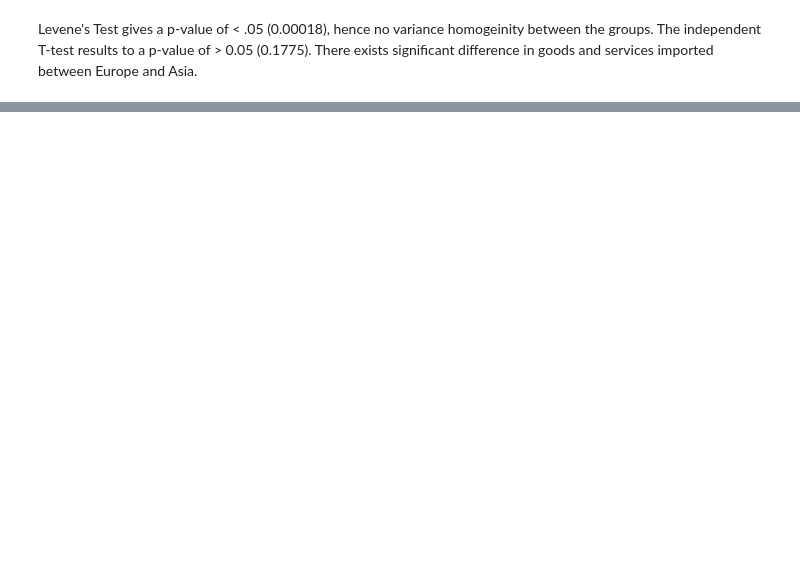
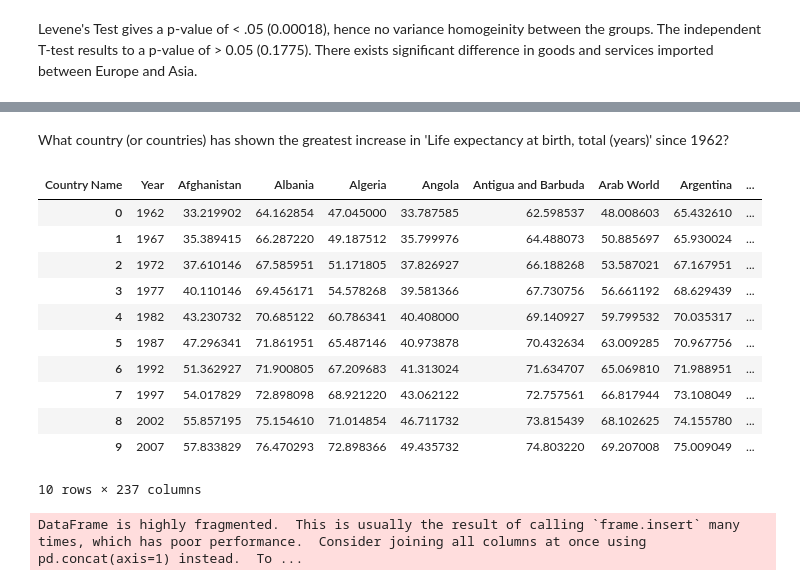
Before and after one commit to mikemwanga/Data_Science, a Jupyter notebook: Python for Data Science/notebook/python4DS.ipynb, the cells around one changed output, grey strips where cells are left out. Cells and saved outputs as stored; diff of their text form; code cells hidden in the pictures; blank space fills up the shorter version.

```diff
--- a/Python for Data Science/notebook/python4DS.ipynb
+++ b/Python for Data Science/notebook/python4DS.ipynb
@@ -302,0 +378,32 @@ Name: Imports of goods and services (% of GDP), dtype: float64
+# %% [markdown]
+What country (or countries) has shown the greatest increase in 'Life expectancy at birth, total (years)' since 1962?
+# %%
+expectancy_data = my_data[["Country Name","Year", "Life expectancy at birth, total (years)"]]
+
+expectancy_data = expectancy_data.pivot_table(index="Year", columns="Country Name").droplevel(
+    0, 1).reset_index(drop=False, inplace=False)
+
+expectancy_data = expectancy_data.dropna(axis=1) #remove countries with missing data
+
+expectancy_data
+# %% [output]
+| Country Name | Year | Afghanistan | Albania | Algeria | Angola | Antigua and Barbuda | Arab World | Argentina | ... |
+| 0 | 1962 | 33.219902 | 64.162854 | 47.045000 | 33.787585 | 62.598537 | 48.008603 | 65.432610 | ... |
+| 1 | 1967 | 35.389415 | 66.287220 | 49.187512 | 35.799976 | 64.488073 | 50.885697 | 65.930024 | ... |
+| 2 | 1972 | 37.610146 | 67.585951 | 51.171805 | 37.826927 | 66.188268 | 53.587021 | 67.167951 | ... |
+| 3 | 1977 | 40.110146 | 69.456171 | 54.578268 | 39.581366 | 67.730756 | 56.661192 | 68.629439 | ... |
+| 4 | 1982 | 43.230732 | 70.685122 | 60.786341 | 40.408000 | 69.140927 | 59.799532 | 70.035317 | ... |
+| 5 | 1987 | 47.296341 | 71.861951 | 65.487146 | 40.973878 | 70.432634 | 63.009285 | 70.967756 | ... |
+| 6 | 1992 | 51.362927 | 71.900805 | 67.209683 | 41.313024 | 71.634707 | 65.069810 | 71.988951 | ... |
+| 7 | 1997 | 54.017829 | 72.898098 | 68.921220 | 43.062122 | 72.757561 | 66.817944 | 73.108049 | ... |
+| 8 | 2002 | 55.857195 | 75.154610 | 71.014854 | 46.711732 | 73.815439 | 68.102625 | 74.155780 | ... |
+| 9 | 2007 | 57.833829 | 76.470293 | 72.898366 | 49.435732 | 74.803220 | 69.207008 | 75.009049 | ... |
+10 rows × 237 columns
+# %%
+#Graphical display of trends in life expectancy using line trends
+
+fig = pltx.line(expectancy_data, x="Year", y=expectancy_data.columns)
+fig.update_yaxes(title="Energy consumption (Kg)")
+fig.show()
+# %% [output]
+DataFrame is highly fragmented.  This is usually the result of calling `frame.insert` many times, which has poor performance.  Consider joining all columns at once using pd.concat(axis=1) instead.  To ...
```
Also changed, not shown: parts of 10 cells of this notebook, 1 other file.
